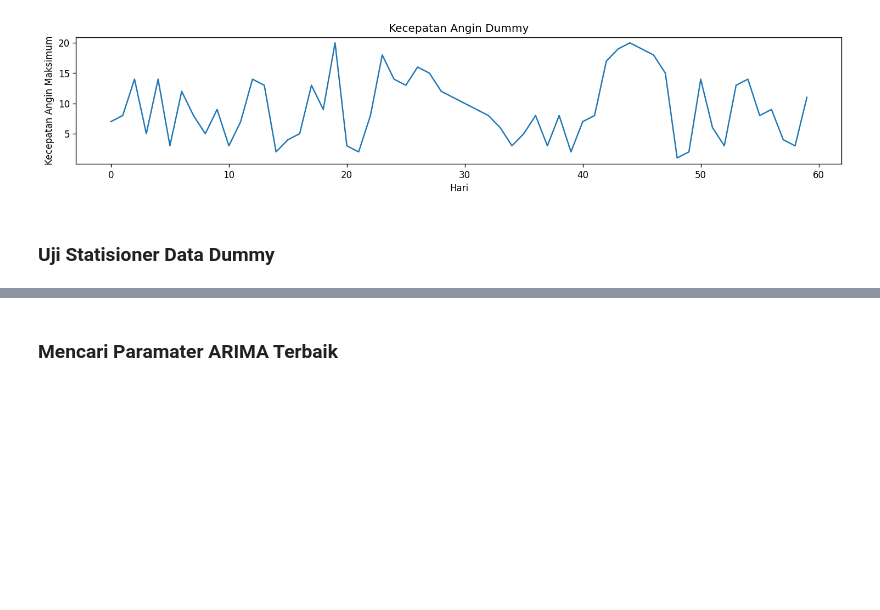
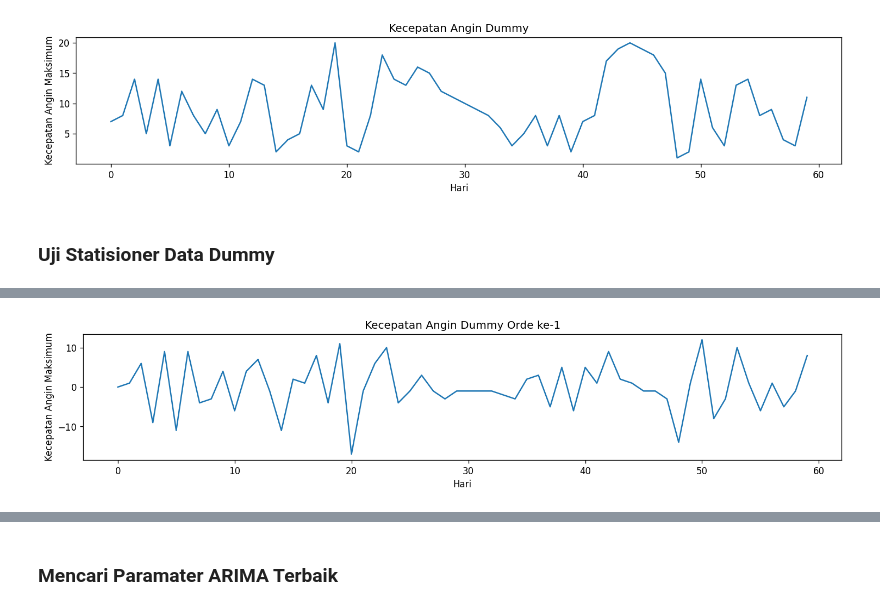
Before and after one commit to shamankares/prediksi-kecepatan-angin-TPI-ARIMA, a Jupyter notebook: Prediksi Kecepatan Angin Maksimal Tanjungpinang.ipynb, the cells around one changed output, grey strips where cells are left out. Cells and saved outputs as stored; diff of their text form; code cells hidden in the pictures; blank space fills up the shorter version.

```diff
--- a/Prediksi Kecepatan Angin Maksimal Tanjungpinang.ipynb
+++ b/Prediksi Kecepatan Angin Maksimal Tanjungpinang.ipynb
@@ -51,7 +51,7 @@ def evaluasi_model_arima(dataset, paramater_arima, ratio_latih=0.8):
 ### Buka Dataset Dummy
 # %%
 # Membuat data dummy
-data_dummy = pd.read_csv('./kecepatan_angin_dummy.csv')
+data_dummy = pd.read_csv('https://raw.githubusercontent.com/shamankares/prediksi-kecepatan-angin-TPI-ARIMA/77da031a6a9165e0c41e837a76e176e58052ef54/kecepatan_angin_dummy.csv')
 data_dummy.head()
 # %% [output]
 |  | kecepatan_angin |
@@ -90,0 +116,15 @@ plt.show()
+# %%
+dummy_kec_angin_orde_1 = dummy_kec_angin.diff().fillna(0)
+
+# Plot dataset dummy
+plt.rcParams.update({'figure.figsize':(15,2.5), 'figure.dpi':120})
+fig, ax = plt.subplots()
+plt.plot(dummy_kec_angin_orde_1)
+
+ax.set_xlabel('Hari')
+ax.set_ylabel('Kecepatan Angin Maksimum')
+ax.set_title('Kecepatan Angin Dummy Orde ke-1')
+
+plt.show()
+# %% [output]
+[figure, added]
```
Also changed, not shown: parts of 23 cells of this notebook.
